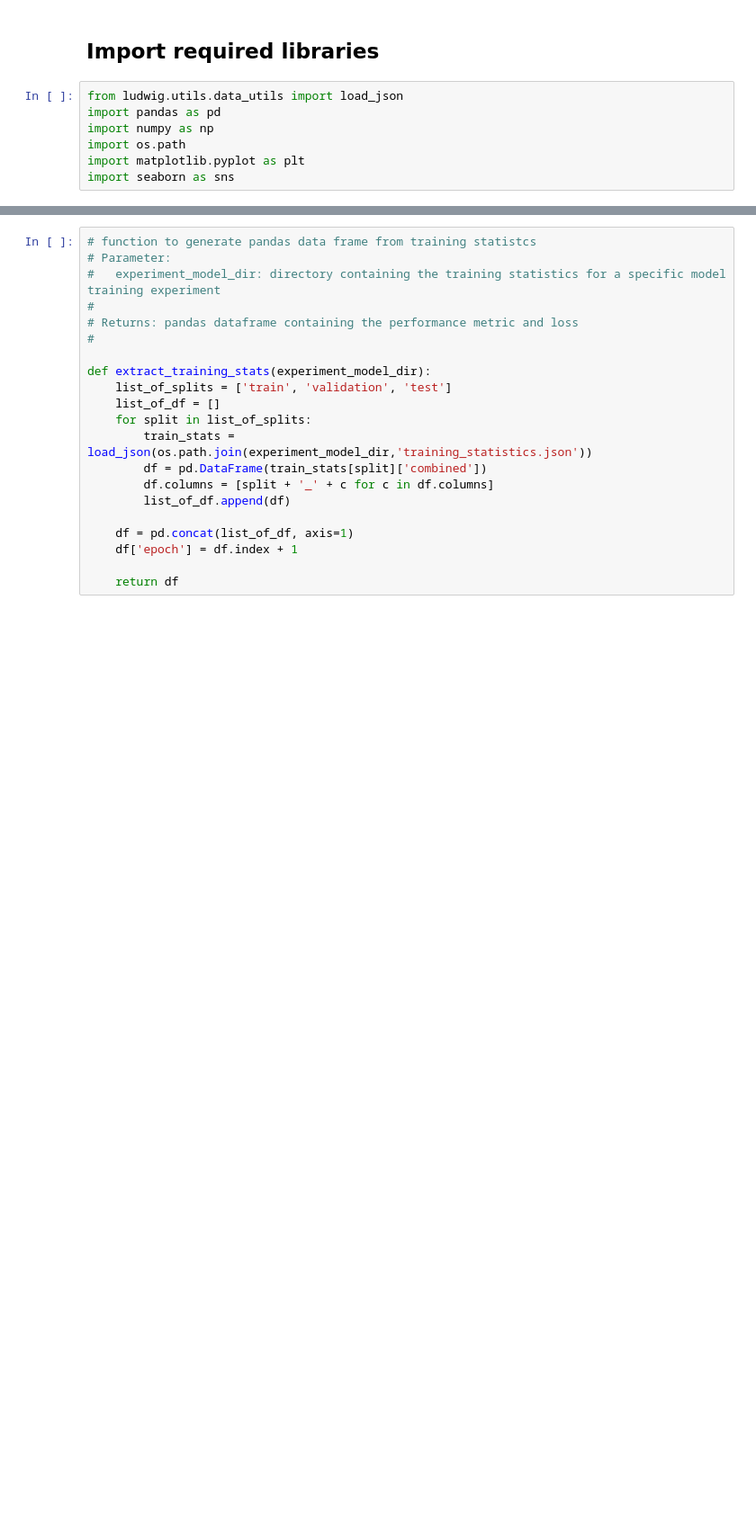
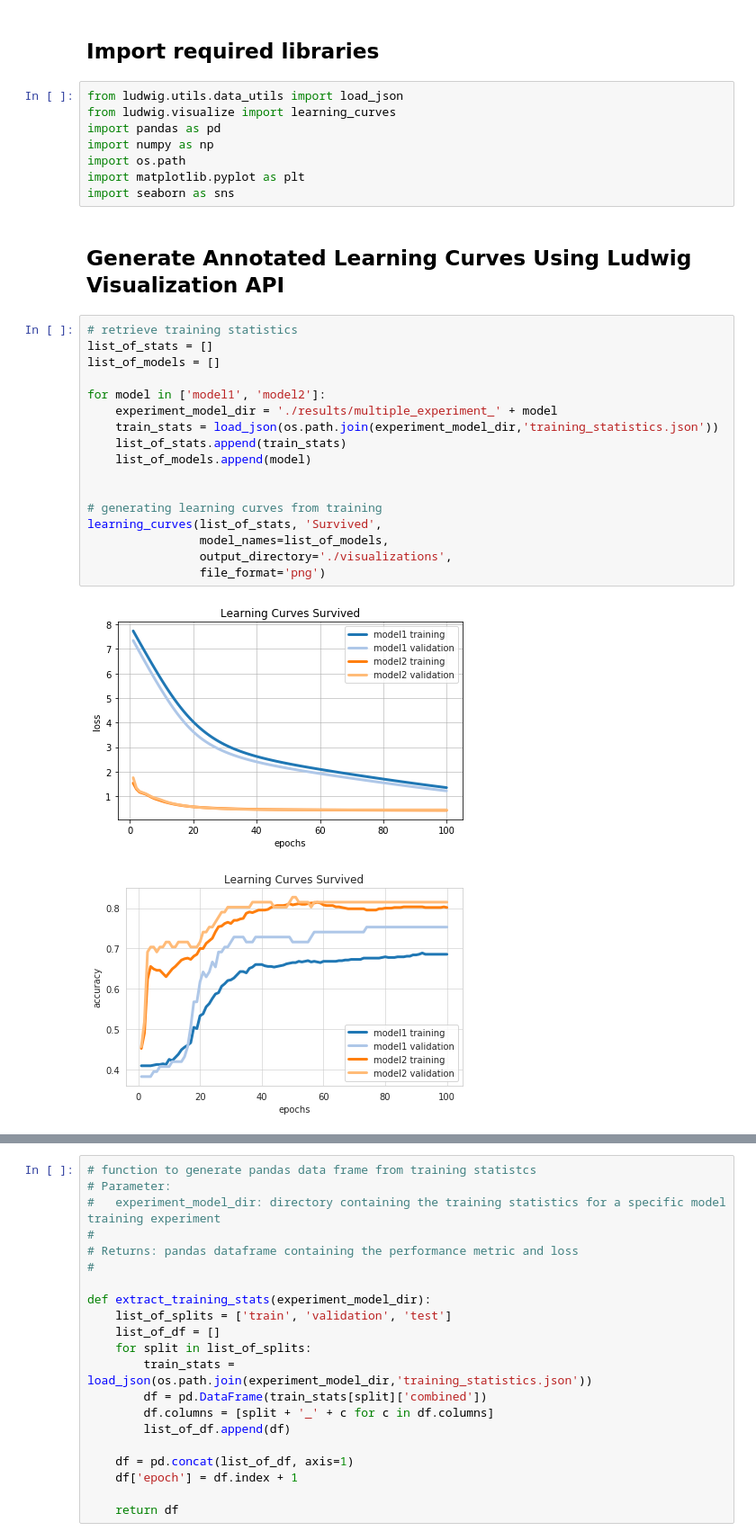
Before and after one commit to ludwig-ai/ludwig, a Jupyter notebook: examples/titanic/model_training_results.ipynb, the cells around one changed output, grey strips where cells are left out. Shown: that part at 90% size. Cells and saved outputs as stored; diff of their text form; blank space fills up the shorter version.

Commit message:
feat: add ludwig visualization api example

```diff
--- a/examples/titanic/model_training_results.ipynb
+++ b/examples/titanic/model_training_results.ipynb
@@ -9,9 +11,32 @@ python multiple_model_training.py
 ## Import required libraries
 # %%
 from ludwig.utils.data_utils import load_json
+from ludwig.visualize import learning_curves
 import pandas as pd
 import numpy as np
 import os.path
 import matplotlib.pyplot as plt
 import seaborn as sns
+# %% [markdown]
+## Generate Annotated Learning Curves Using Ludwig Visualization API
+# %%
+# retrieve training statistics
+list_of_stats = []
+list_of_models = []
+
+for model in ['model1', 'model2']:
+    experiment_model_dir = './results/multiple_experiment_' + model
+    train_stats = load_json(os.path.join(experiment_model_dir,'training_statistics.json'))
+    list_of_stats.append(train_stats)
+    list_of_models.append(model)
+
+
+# generating learning curves from training
+learning_curves(list_of_stats, 'Survived',
+                model_names=list_of_models,
+                output_directory='./visualizations',
+                file_format='png')
+# %% [output]
+[figure, added]
+[figure, added]
 # %% [markdown]
```
Also changed, not shown: parts of 8 cells of this notebook.
